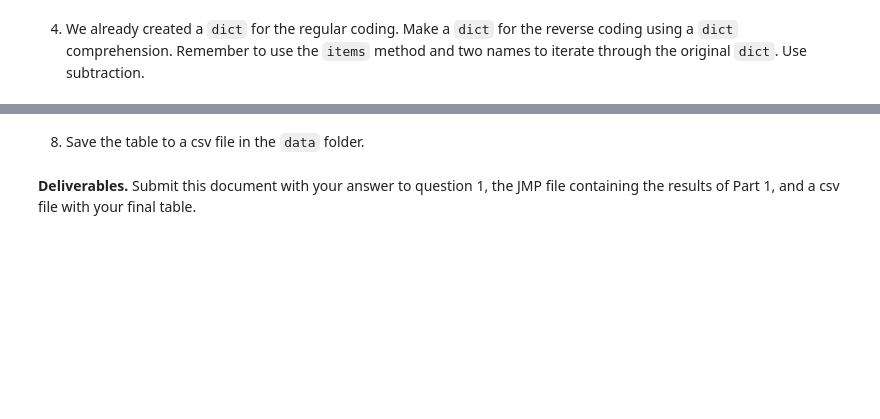
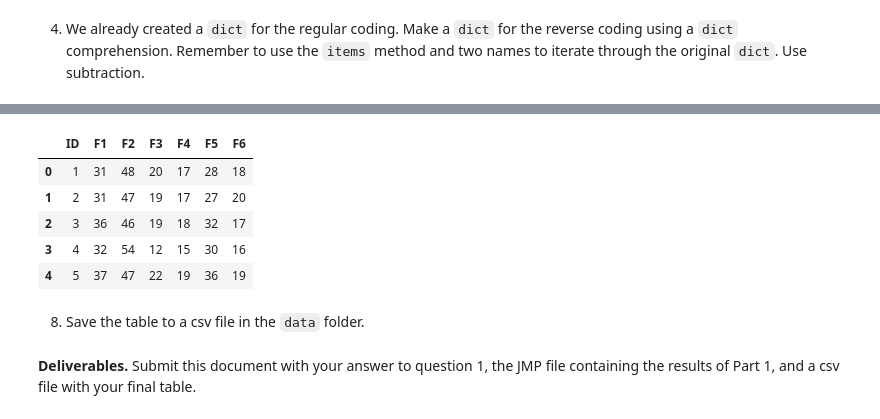
Before and after one commit to emmar2000/dsci326, a Jupyter notebook: module3/activity_3_2/act3_2_recoding_survey_data.ipynb, the cells around one changed output, grey strips where cells are left out. Saved outputs shown, nothing was run; the diff lists cells and outputs as text; code cells hidden in the pictures; blank space fills up the shorter version.

```diff
--- a/module3/activity_3_2/act3_2_recoding_survey_data.ipynb
+++ b/module3/activity_3_2/act3_2_recoding_survey_data.ipynb
@@ -308,4 +372,8 @@ I want to verify that you are following this practice, which is why we will be c
 # %% [markdown]
 4.   We already created a `dict` for the regular coding.  Make a `dict` for the reverse coding using a `dict` comprehension.  Remember to use the `items` method and two names to iterate through the original `dict`.  Use subtraction.
 # %%
-# Copy your last pipe and edit the code here
+# happens to work generically but note that base dictionaries are not guaranteed to preserve key order
+# likert_reversed = { k: v for k,v in zip(reversed(likert_map.keys()), likert_map.values())}
+
+likert_reversed = { k: 6-v for k,v in likert_map.items()}
+likert_reversed
@@ -340,3 +448,26 @@ I want to verify that you are following this practice, which is why we will be c
+# %%
+final_results = (health_survey_fixed
+    >> gather("Question", "Response", columns_from("F1"))
+    >> left_join(reverse_coding, by="Question")
+    >> mutate(Recoded_Value = if_else(X["Needs_Reverse_Coding?"] == "Yes",
+                                        X.Response.map(likert_reversed).astype("Int64"),
+                                        X.Response.map(likert_map).astype("Int64")
+                                     )
+             )
+    >> drop("Question_Text", "Construct", "Question_#_on_Qualtrics_Survey", "Column_Name")
+    >> mutate(Question_Type = X.Question.str.slice(stop=2))
+    >> group_by(X.ID, X.Question_Type)
+    >> summarize(Recoded_Total = X.Recoded_Value.sum())
+    >> spread(X.Question_Type, X.Recoded_Total)
+)
+final_results.head()
+# %% [output]
+|  | ID | F1 | F2 | F3 | F4 | F5 | F6 |
+| 0 | 1 | 31 | 48 | 20 | 17 | 28 | 18 |
+| 1 | 2 | 31 | 47 | 19 | 17 | 27 | 20 |
+| 2 | 3 | 36 | 46 | 19 | 18 | 32 | 17 |
+| 3 | 4 | 32 | 54 | 12 | 15 | 30 | 16 |
+| 4 | 5 | 37 | 47 | 22 | 19 | 36 | 19 |
 # %% [markdown]
 8.  Save the table to a csv file in the `data` folder.
 # %%
```
Also changed, not shown: parts of 17 cells of this notebook, 1 other file.
